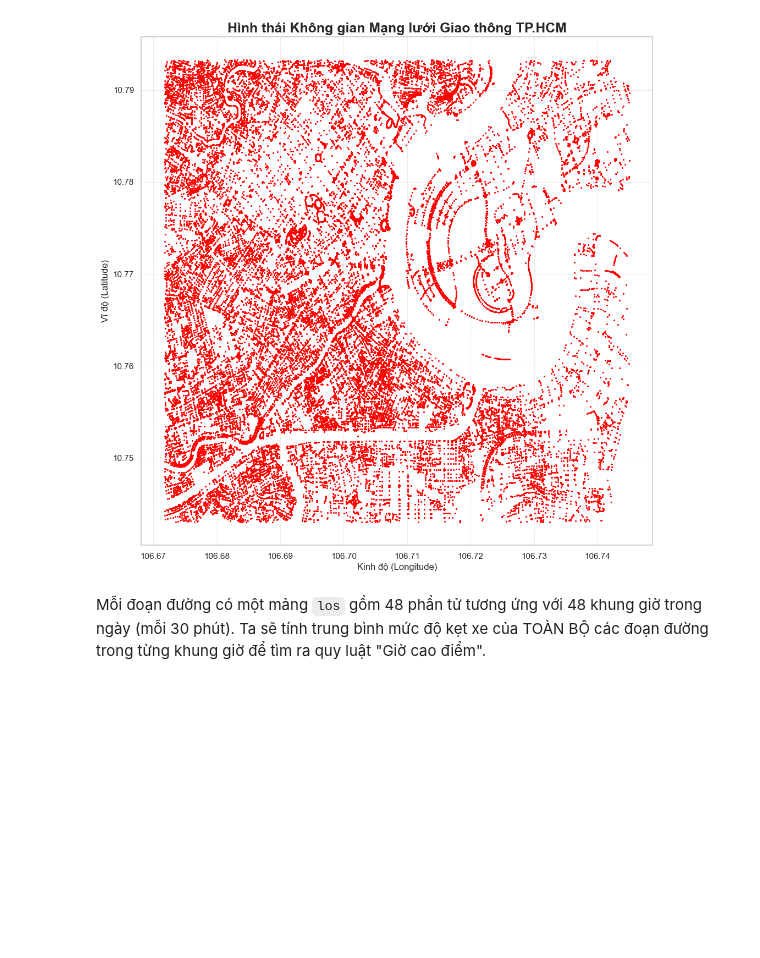
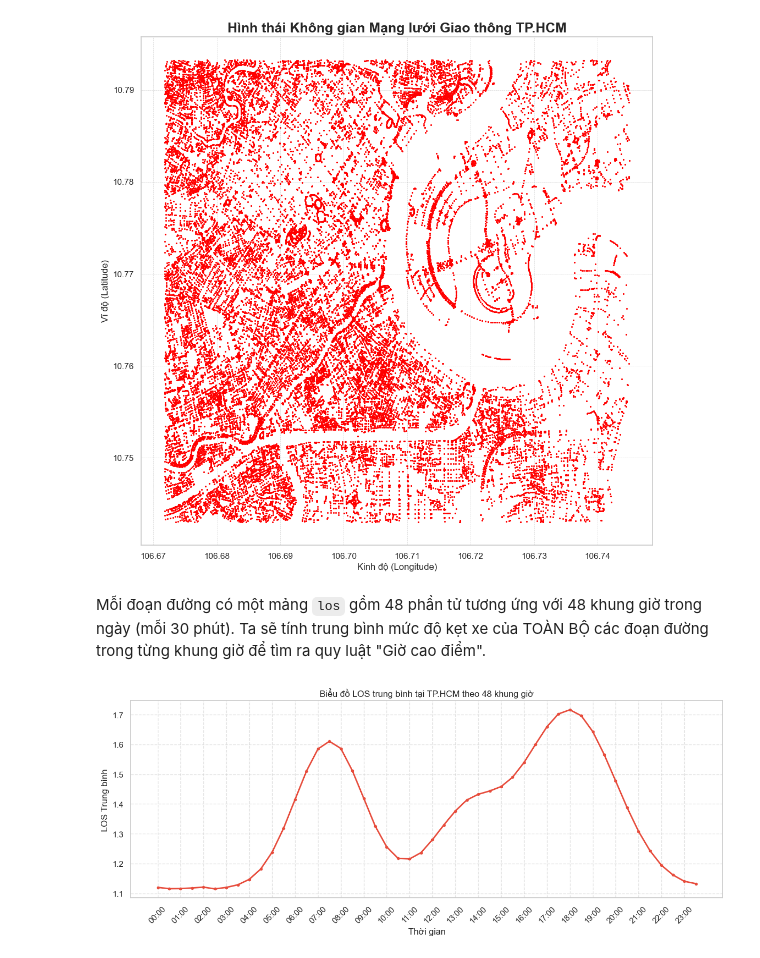
Before and after one commit to tienkhiemsoict/astar-traffic-hcmc-routing, a Jupyter notebook: data/notebooks/EDA.ipynb, the cells around one changed output. Saved outputs shown, nothing was run; the diff lists cells and outputs as text; code cells hidden in the pictures; blank space fills up the shorter version.

```diff
--- a/data/notebooks/EDA.ipynb
+++ b/data/notebooks/EDA.ipynb
@@ -5,14 +5,15 @@ import matplotlib.pyplot as plt
 import seaborn as sns
 from matplotlib.collections import LineCollection
 import ast
+import json
 
 sns.set_theme(style="whitegrid")
 
 print("Bắt đầu đọc và xử lý các tệp CSV...")
 
 try:
-    nodes_df = pd.read_csv('data/nodes.csv')
-    edges_df = pd.read_csv('data/edges.csv')
+    nodes_df = pd.read_csv('../processed/nodes.csv')
+    edges_df = pd.read_csv('../processed/edges.csv')
     edges_df['los'] = edges_df['los'].apply(ast.literal_eval)
     edges_df['weight'] = edges_df['weight'].apply(ast.literal_eval)
 except FileNotFoundError as e:
@@ -121,3 +122,24 @@ plt.show()
 [figure]
 # %% [markdown]
 Mỗi đoạn đường có một mảng `los` gồm 48 phần tử tương ứng với 48 khung giờ trong ngày (mỗi 30 phút). Ta sẽ tính trung bình mức độ kẹt xe của TOÀN BỘ các đoạn đường trong từng khung giờ để tìm ra quy luật "Giờ cao điểm".
+# %%
+# đồ thị điểm los trung bình của 48 khung giờ trong ngày
+los_list = edges_df['los'].dropna().apply(lambda x: json.loads(x) if isinstance(x, str) else x)
+los_matrix = pd.DataFrame(los_list.tolist())
+
+avg_los = los_matrix.mean()
+
+# ... (Các phần vẽ biểu đồ bên dưới giữ nguyên) ...
+time_labels = [f"{i*30//60:02d}:{i*30%60:02d}" for i in range(48)]
+
+plt.figure(figsize=(12, 5))
+plt.plot(time_labels, avg_los, color='#e74c3c', marker='.', linewidth=2)
+plt.title("Biểu đồ LOS trung bình tại TP.HCM theo 48 khung giờ")
+plt.xlabel("Thời gian")
+plt.ylabel("LOS Trung bình")
+plt.xticks(range(0, 48, 2), time_labels[::2], rotation=45)
+plt.grid(True, linestyle='--', alpha=0.5)
+plt.tight_layout()
+plt.show()
+# %% [output]
+[figure, added]
```
Also changed, not shown: 2 other files.
